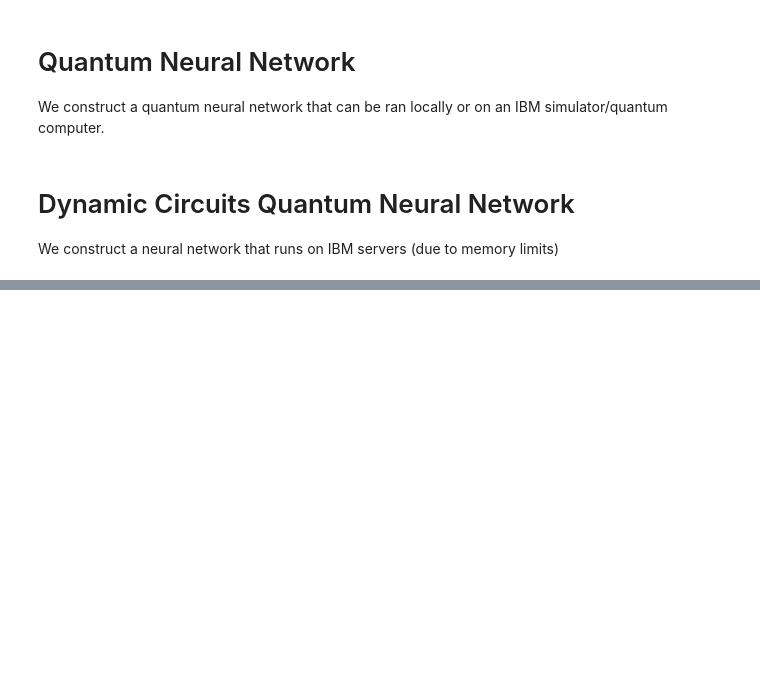
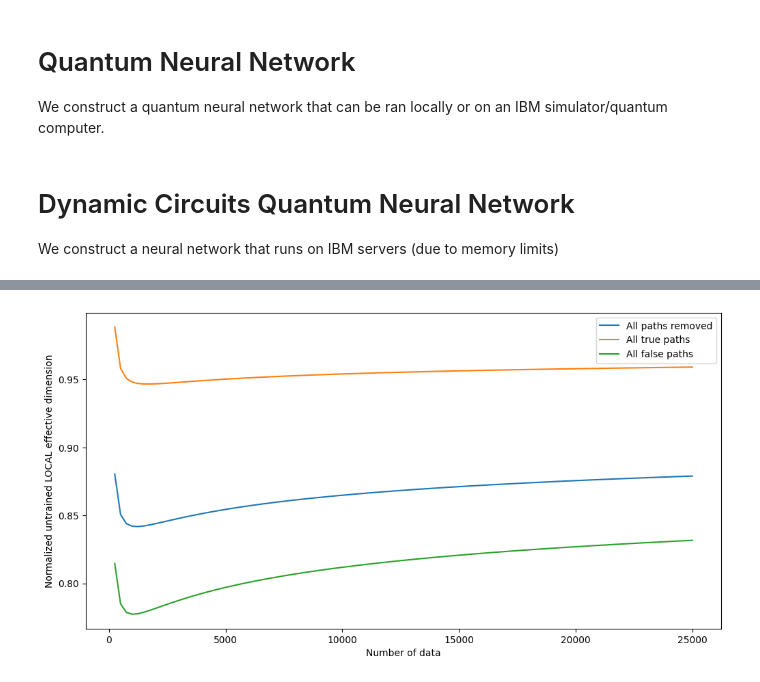
Before and after one commit to Capstone-I/Capstone-I, a Jupyter notebook: Lynch-Work/runner.ipynb, the cells around one changed output, grey strips where cells are left out. Cells and saved outputs as stored; diff of their text form; code cells hidden in the pictures; blank space fills up the shorter version.

```diff
--- a/Lynch-Work/runner.ipynb
+++ b/Lynch-Work/runner.ipynb
@@ -537,14 +672,15 @@ if not skip_dynamic:
 # Create classifier
 if not skip_dynamic:
     if not reload_dynamic:
+        # We get all the weights from the normal training by filtering the results. No need for extra classifiers.
         dynamic_classifier = NeuralNetworkClassifier(
-            dynamic_sampler,
+            dynamic_sampler_normal,
             one_hot=True,
             optimizer=dynamic_quantum_optimizer,
             callback=dynamic_callback_graph,
             warm_start=True,
             loss=dynamic_loss,
-            initial_point=algorithm_globals.random.random(dynamic_sampler.num_weights)
+            initial_point=algorithm_globals.random.random(dynamic_sampler_normal.num_weights)
         )
     else:
         dynamic_classifier = NeuralNetworkClassifier.load(f"./models/{base_model_name}-dynamic.model")
@@ -562,11 +715,39 @@ if not skip_dynamic and not skip_effective_dimension:
 # %%
 # Untrained Local Effective Dimension
 if not skip_dynamic and not skip_effective_dimension:
-    dynamic_local_ed_untrained = LocalEffectiveDimension(qnn=dynamic_sampler,
-                                                         weight_samples=dynamic_classifier.initial_point,
+
+    param_to_initial_weight_dict = {str(param): weight for param, weight in zip(dynamic_sampler_normal.weight_params, dynamic_classifier.initial_point)}
+
+    untrained_weights_blank = [param_to_initial_weight_dict[str(param)] for param in dynamic_sampler_blank.weight_params]
+    untrained_weights_true = [param_to_initial_weight_dict[str(param)] for param in dynamic_sampler_true.weight_params]
+    untrained_weights_false = [param_to_initial_weight_dict[str(param)] for param in dynamic_sampler_false.weight_params]
+
+    dynamic_local_ed_untrained_blank = LocalEffectiveDimension(qnn=dynamic_sampler_blank,
+                                                         weight_samples=untrained_weights_blank,
                                                          input_samples=train_features)
-    dynamic_local_ed_untrained_measurement = np.array(
-        dynamic_local_ed_untrained.get_effective_dimension(dataset_size=data_size_tests)) / dynamic_sampler.num_weights
+    dynamic_local_ed_untrained_true = LocalEffectiveDimension(qnn=dynamic_sampler_true,
+                                                         weight_samples=untrained_weights_true,
+                                                         input_samples=train_features)
+    dynamic_local_ed_untrained_false = LocalEffectiveDimension(qnn=dynamic_sampler_false,
+                                                         weight_samples=untrained_weights_false,
+                                                         input_samples=train_features)
+
+    dynamic_local_ed_untrained_measurement_blank = np.array(
+        dynamic_local_ed_untrained_blank.get_effective_dimension(dataset_size=data_size_tests)) / dynamic_sampler_blank.num_weights
+    dynamic_local_ed_untrained_measurement_true = np.array(
+        dynamic_local_ed_untrained_true.get_effective_dimension(dataset_size=data_size_tests)) / dynamic_sampler_true.num_weights
+    dynamic_local_ed_untrained_measurement_false = np.array(
+        dynamic_local_ed_untrained_false.get_effective_dimension(dataset_size=data_size_tests)) / dynamic_sampler_false.num_weights
+
+    plt.plot(data_size_tests, dynamic_local_ed_untrained_measurement_blank, label="All paths removed")
+    plt.plot(data_size_tests, dynamic_local_ed_untrained_measurement_true, label="All true paths")
+    plt.plot(data_size_tests, dynamic_local_ed_untrained_measurement_false, label="All false paths")
+    plt.xlabel("Number of data")
+    plt.ylabel("Normalized untrained LOCAL effective dimension")
+    plt.legend()
+    plt.show()
+# %% [output]
+[figure, added]
 # %%
 # Training
 if not skip_dynamic:
```
Also changed, not shown: parts of 18 cells of this notebook, 1 other file.
